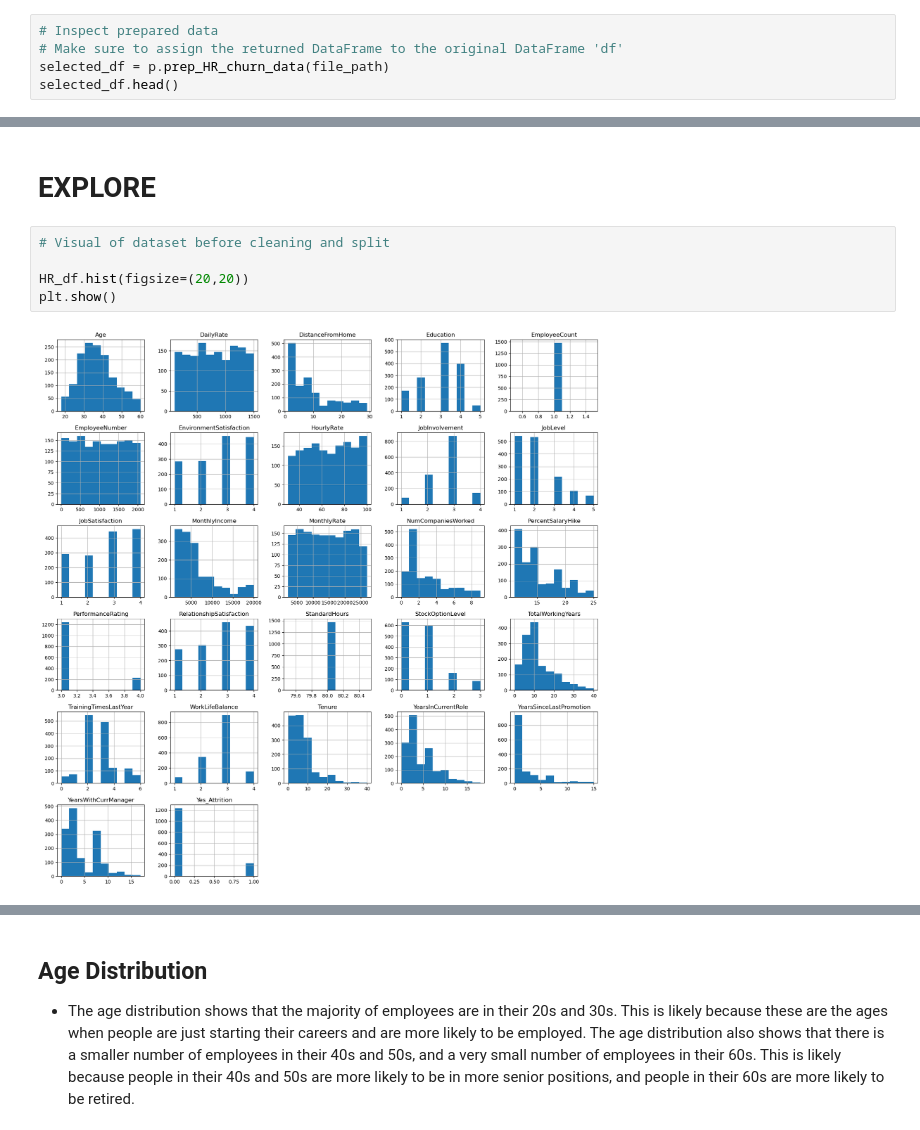
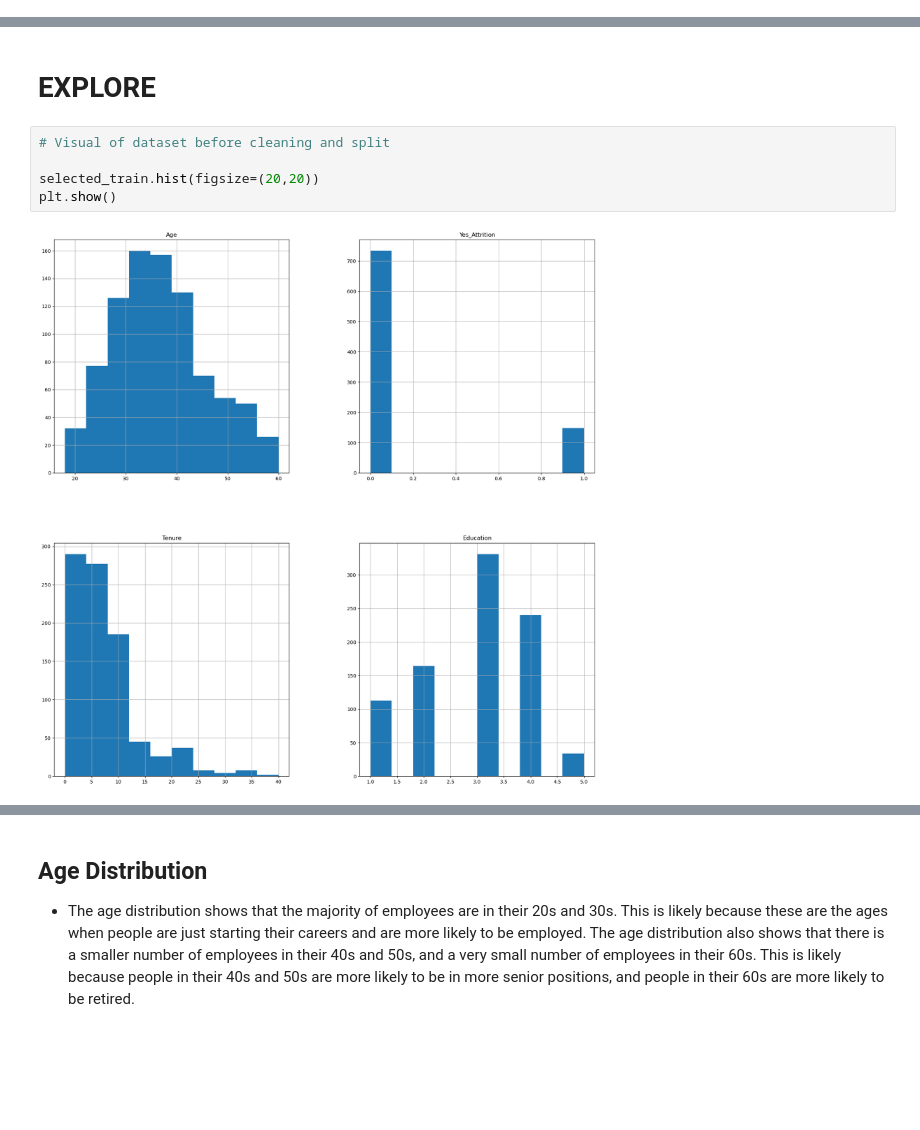
Before and after one commit to Miatta-Sinayoko/Employee-Churn-Prediction, a Jupyter notebook: explore.ipynb, the cells around one changed output, grey strips where cells are left out. Drawn from its saved outputs; the diff is of its cells as text; blank space fills up the shorter version.

```diff
--- a/explore.ipynb
+++ b/explore.ipynb
@@ -169,7 +283,2 @@ HR_df.sample(5)
-# %%
-# Inspect prepared data
-# Make sure to assign the returned DataFrame to the original DataFrame 'df'
-selected_df = p.prep_HR_churn_data(file_path)
-selected_df.head()
 # %%
 selected_df.info()
@@ -201,10 +328,10 @@ Test shape: (294, 4)
 # %%
 # Visual of dataset before cleaning and split
 
-HR_df.hist(figsize=(20,20))
+selected_train.hist(figsize=(20,20))
 plt.show()
 # %% [output]
-[figure, old version]
+[figure, new version]
 # %%
 # Visualize the data
 
```
Also changed, not shown: parts of 112 cells of this notebook.
